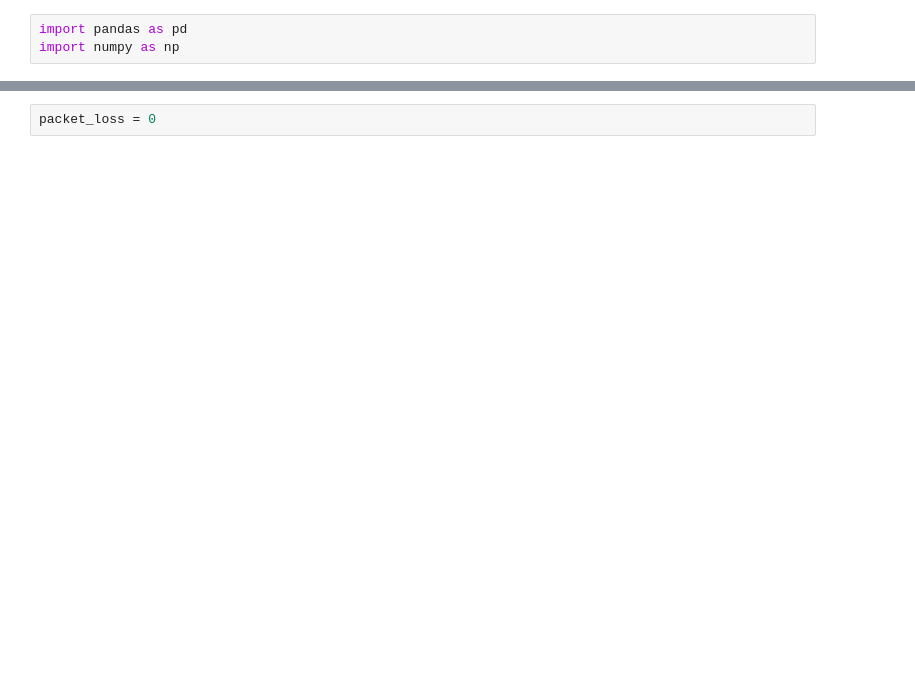
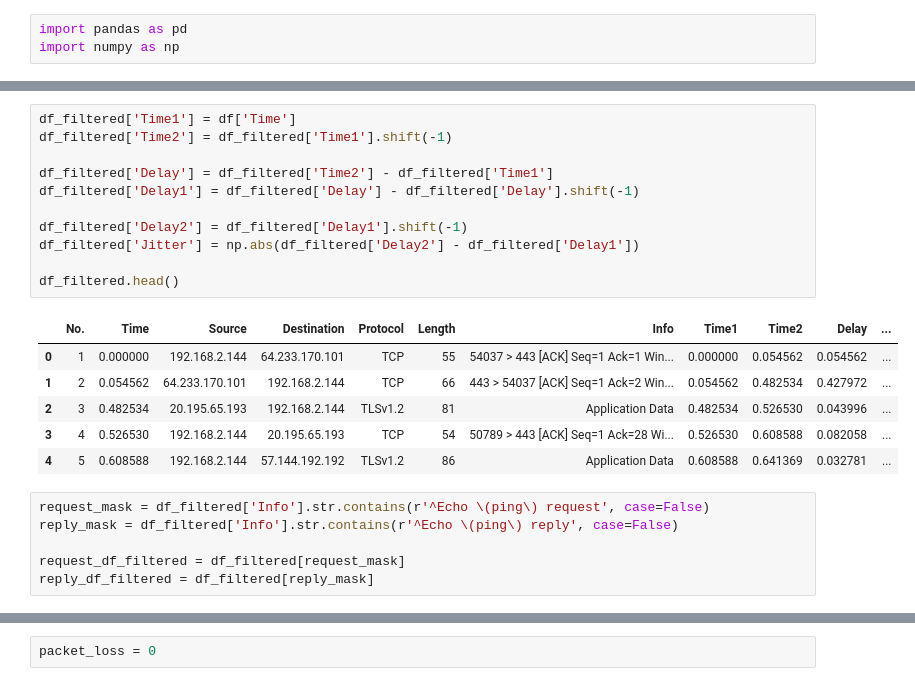
Before and after one commit to Jayennn/QOS-WireShark, a Jupyter notebook: process.ipynb, the cells around one changed output, grey strips where cells are left out. Drawn from its saved outputs; the diff is of its cells as text; blank space fills up the shorter version.

```diff
--- a/process.ipynb
+++ b/process.ipynb
@@ -3,0 +82,24 @@ import numpy as np
+# %%
+df_filtered['Time1'] = df['Time']
+df_filtered['Time2'] = df_filtered['Time1'].shift(-1)
+
+df_filtered['Delay'] = df_filtered['Time2'] - df_filtered['Time1']
+df_filtered['Delay1'] = df_filtered['Delay'] - df_filtered['Delay'].shift(-1)
+
+df_filtered['Delay2'] = df_filtered['Delay1'].shift(-1)
+df_filtered['Jitter'] = np.abs(df_filtered['Delay2'] - df_filtered['Delay1'])
+
+df_filtered.head()
+# %% [output]
+|  | No. | Time | Source | Destination | Protocol | Length | Info | Time1 | Time2 | Delay | ... |
+| 0 | 1 | 0.000000 | 192.168.2.144 | 64.233.170.101 | TCP | 55 | 54037 > 443 [ACK] Seq=1 Ack=1 Win... | 0.000000 | 0.054562 | 0.054562 | ... |
+| 1 | 2 | 0.054562 | 64.233.170.101 | 192.168.2.144 | TCP | 66 | 443 > 54037 [ACK] Seq=1 Ack=2 Win... | 0.054562 | 0.482534 | 0.427972 | ... |
+| 2 | 3 | 0.482534 | 20.195.65.193 | 192.168.2.144 | TLSv1.2 | 81 | Application Data | 0.482534 | 0.526530 | 0.043996 | ... |
+| 3 | 4 | 0.526530 | 192.168.2.144 | 20.195.65.193 | TCP | 54 | 50789 > 443 [ACK] Seq=1 Ack=28 Wi... | 0.526530 | 0.608588 | 0.082058 | ... |
+| 4 | 5 | 0.608588 | 192.168.2.144 | 57.144.192.192 | TLSv1.2 | 86 | Application Data | 0.608588 | 0.641369 | 0.032781 | ... |
+# %%
+request_mask = df_filtered['Info'].str.contains(r'^Echo \(ping\) request', case=False)
+reply_mask = df_filtered['Info'].str.contains(r'^Echo \(ping\) reply', case=False)
+
+request_df_filtered = df_filtered[request_mask]
+reply_df_filtered = df_filtered[reply_mask]
```
Also changed, not shown: parts of 33 cells of this notebook, 1 other file.
